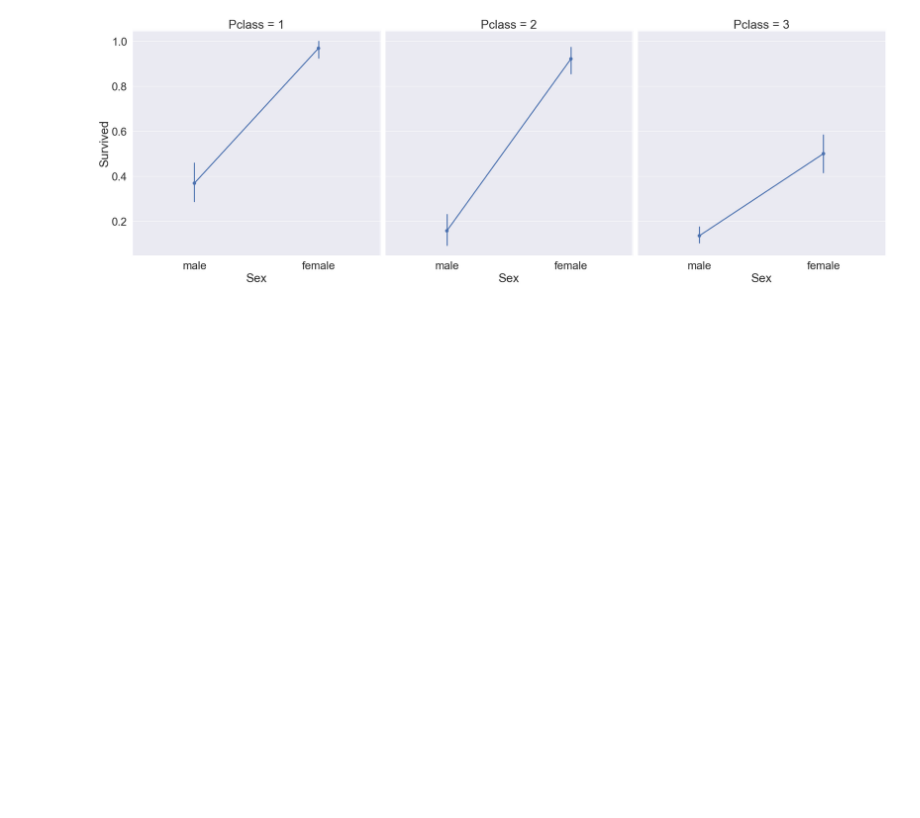
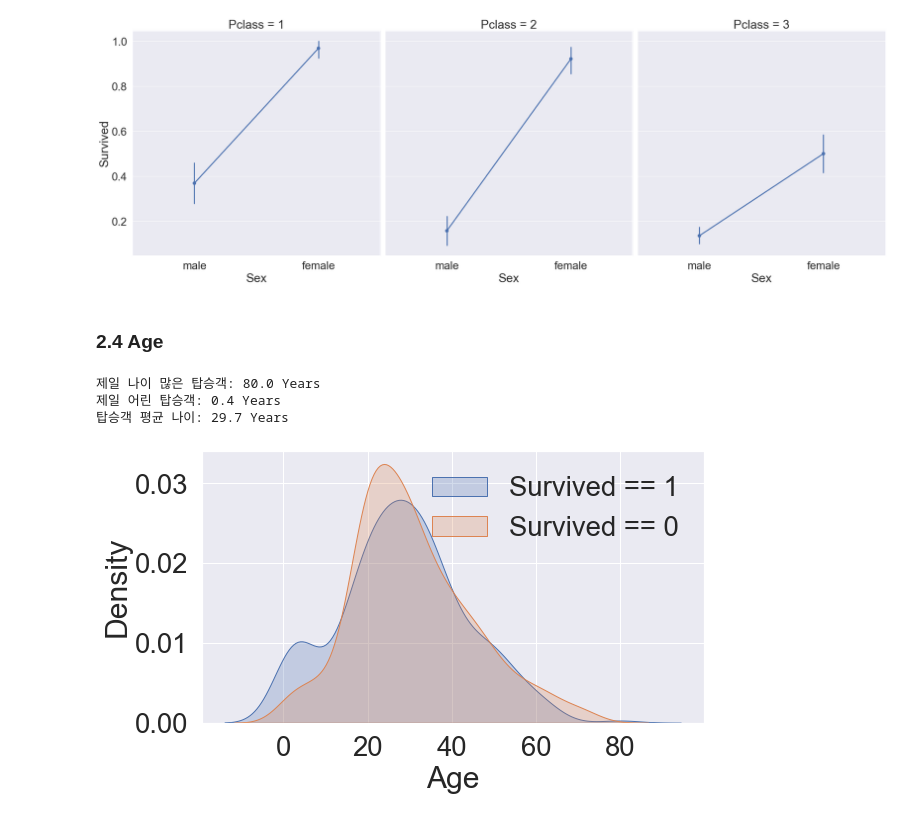
Before and after one commit to yeon42/data_analysis, a Jupyter notebook: kaggle/titanic/titanic.ipynb, the cells around one changed output. Saved outputs shown, nothing was run; the diff lists cells and outputs as text; code cells hidden in the pictures; blank space fills up the shorter version.

```diff
--- a/kaggle/titanic/titanic.ipynb
+++ b/kaggle/titanic/titanic.ipynb
@@ -346,3 +346,23 @@ sns.factorplot(x='Sex', y='Survived', col='Pclass',
 # %% [output]
 <seaborn.axisgrid.FacetGrid at 0x...>
 [figure]
+# %% [markdown]
+### 2.4 Age
+# %%
+print('제일 나이 많은 탑승객: {:.1f} Years'.format(df_train['Age'].max()))
+print('제일 어린 탑승객: {:.1f} Years'.format(df_train['Age'].min()))
+print('탑승객 평균 나이: {:.1f} Years'.format(df_train['Age'].mean()))
+# %% [output]
+제일 나이 많은 탑승객: 80.0 Years
+제일 어린 탑승객: 0.4 Years
+탑승객 평균 나이: 29.7 Years
+# %%
+# 생존에 따른 Age Histogram
+
+fig, ax = plt.subplots(1, 1, figsize=(9, 5))
+sns.kdeplot(df_train[df_train['Survived'] == 1]['Age'], shade=True, ax=ax)
+sns.kdeplot(df_train[df_train['Survived'] == 0]['Age'], shade=True, ax=ax)
+plt.legend(['Survived == 1', 'Survived == 0'])
+plt.show()
+# %% [output]
+[figure, added]
```
Also changed, not shown: parts of 24 cells of this notebook.
